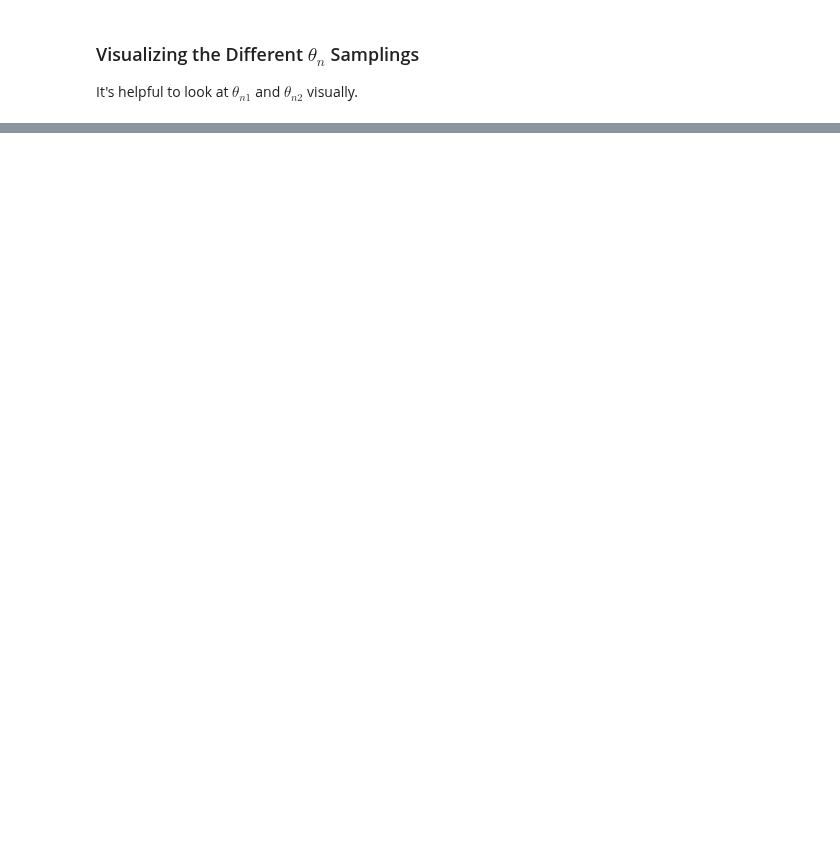
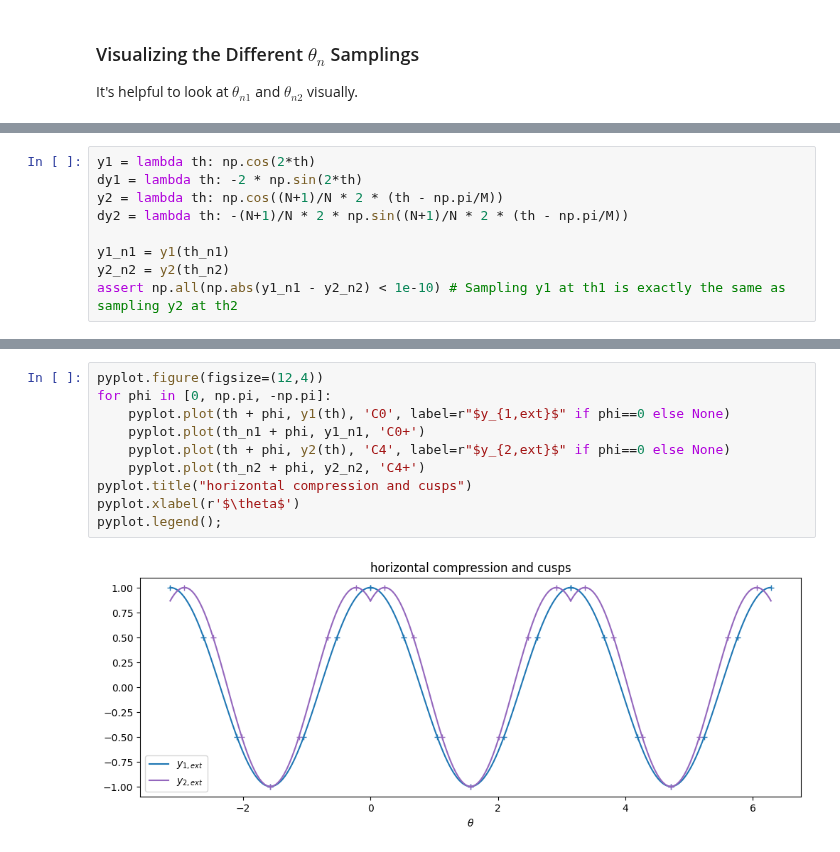
Before and after one commit to pavelkomarov/spectral-derivatives, a Jupyter notebook: notebooks/dct_types_extension_experiments.ipynb, the cells around one changed output, grey strips where cells are left out. Drawn from its saved outputs; the diff is of its cells as text; blank space fills up the shorter version.

```diff
--- a/notebooks/dct_types_extension_experiments.ipynb
+++ b/notebooks/dct_types_extension_experiments.ipynb
@@ -185,0 +205,9 @@ Can we make some modification to the above to get the samplings to fall on the o
+# %%
+y1 = lambda th: np.cos(2*th)
+dy1 = lambda th: -2 * np.sin(2*th)
+y2 = lambda th: np.cos((N+1)/N * 2 * (th - np.pi/M))
+dy2 = lambda th: -(N+1)/N * 2 * np.sin((N+1)/N * 2 * (th - np.pi/M))
+
+y1_n1 = y1(th_n1)
+y2_n2 = y2(th_n2)
+assert np.all(np.abs(y1_n1 - y2_n2) < 1e-10) # Sampling y1 at th1 is exactly the same as sampling y2 at th2
@@ -185,0 +220,12 @@ Can we make some modification to the above to get the samplings to fall on the o
+# %%
+pyplot.figure(figsize=(12,4))
+for phi in [0, np.pi, -np.pi]:
+    pyplot.plot(th + phi, y1(th), 'C0', label=r"$y_{1,ext}$" if phi==0 else None)
+    pyplot.plot(th_n1 + phi, y1_n1, 'C0+')
+    pyplot.plot(th + phi, y2(th), 'C4', label=r"$y_{2,ext}$" if phi==0 else None)
+    pyplot.plot(th_n2 + phi, y2_n2, 'C4+')
+pyplot.title("horizontal compression and cusps")
+pyplot.xlabel(r'$\theta$')
+pyplot.legend();
+# %% [output]
+[figure, added]
```
Also changed, not shown: parts of 21 cells of this notebook.
